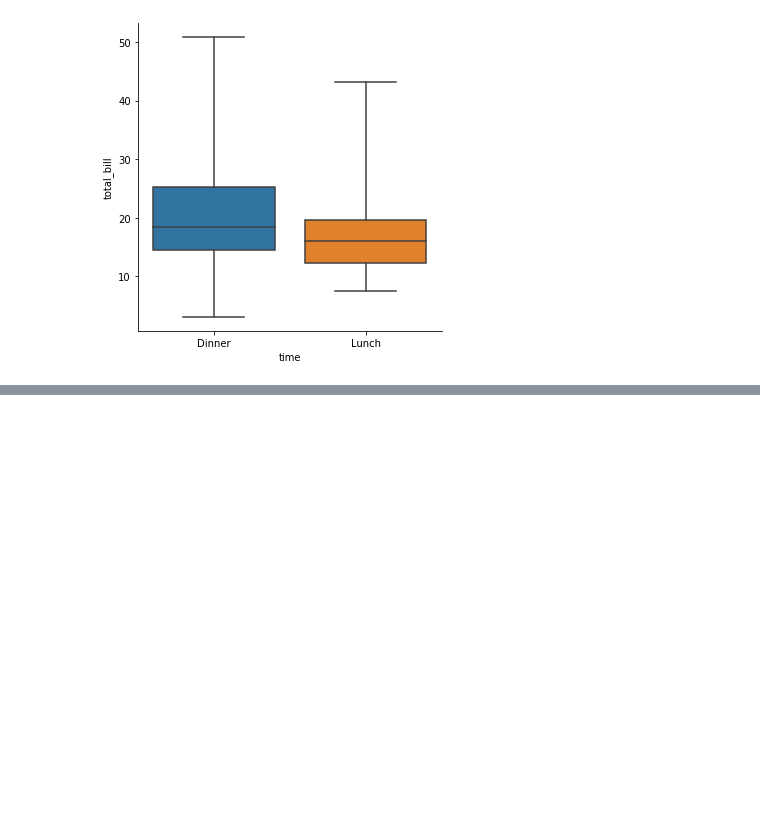
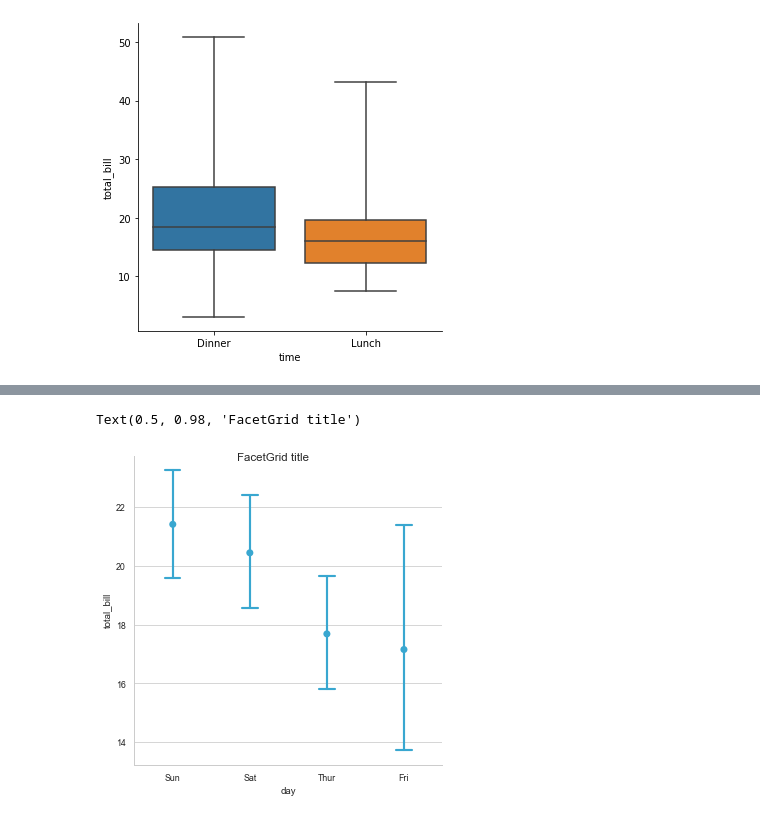
Before and after one commit to tubademir23/ML_Python101, a Jupyter notebook: datacamp/MergingDataFramesWithPandas.ipynb, the cells around one changed output, grey strips where cells are left out. Saved outputs shown, nothing was run; the diff lists cells and outputs as text; code cells hidden in the pictures; blank space fills up the shorter version.

```diff
--- a/datacamp/MergingDataFramesWithPandas.ipynb
+++ b/datacamp/MergingDataFramesWithPandas.ipynb
@@ -320,0 +336,12 @@ g=sns.catplot(x='time', y='total_bill', data=data_tips,kind='box',order=['Dinner
+# %%
+sns.set_style("whitegrid")#darkgrid
+sns.set_palette("Purples") #notebook, talk, poster
+sns.set_palette(['#39A7D0','#36ADA4'])
+sns.set_context('paper')
+g= sns.catplot(x="day", y="total_bill",
+			data=data_tips,
+            kind="point", capsize=0.2,join=False)
+g.fig.suptitle('FacetGrid title')
+# %% [output]
+Text(0.5, 0.98, 'FacetGrid title')
+[figure, added]
```
Also changed, not shown: parts of 2 cells of this notebook.
